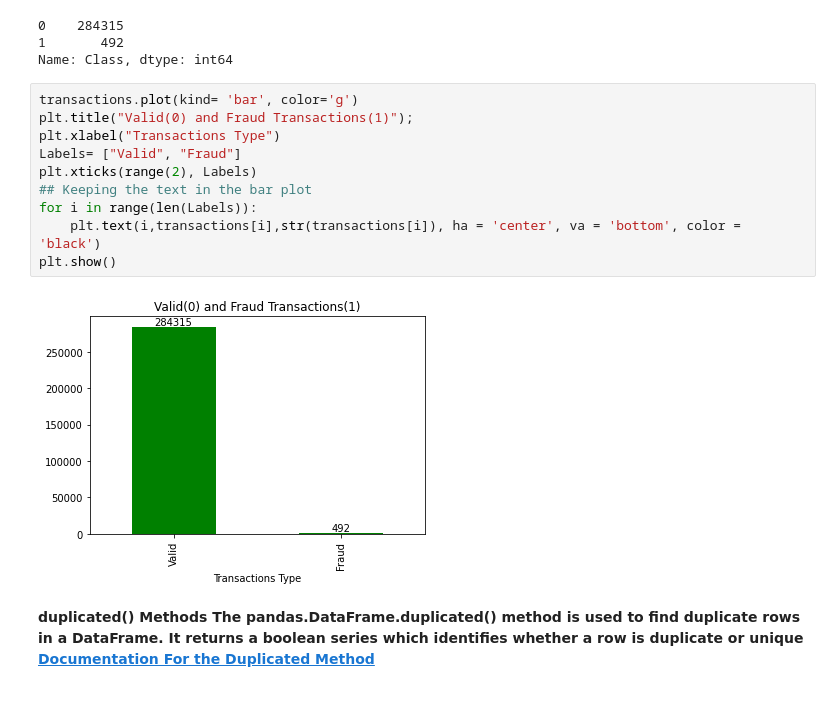
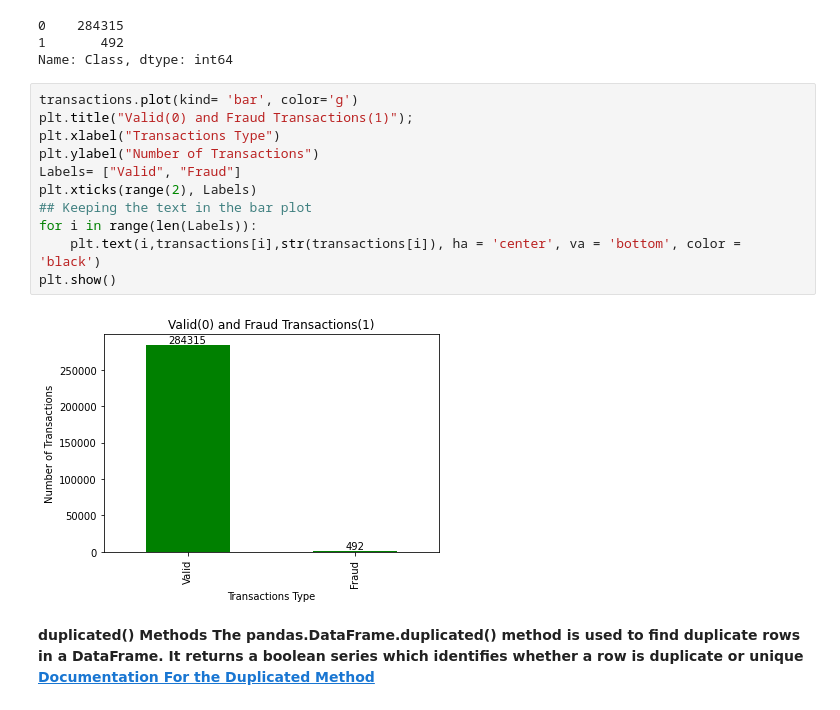
Before and after one commit to sapk-pa1/Credit_Card_Fraud_Detection, a Jupyter notebook: main1.ipynb, the cells around one changed output. Saved outputs shown, nothing was run; the diff lists cells and outputs as text.

```diff
--- a/main1.ipynb
+++ b/main1.ipynb
@@ -66,15 +68,16 @@ Name: Class, dtype: int64
 # %%
 transactions.plot(kind= 'bar', color='g')
 plt.title("Valid(0) and Fraud Transactions(1)");
 plt.xlabel("Transactions Type")
+plt.ylabel("Number of Transactions")
 Labels= ["Valid", "Fraud"]
 plt.xticks(range(2), Labels)
 ## Keeping the text in the bar plot
 for i in range(len(Labels)):
     plt.text(i,transactions[i],str(transactions[i]), ha = 'center', va = 'bottom', color = 'black')
 plt.show()
 # %% [output]
-[figure, old version]
+[figure, new version]
 # %% [markdown]
 <b>duplicated() Methods<b>
 The pandas.DataFrame.duplicated() method is used to find duplicate rows in a DataFrame. It returns a boolean series which identifies whether a row is duplicate or unique<br>
```
Also changed, not shown: parts of 35 cells of this notebook.
